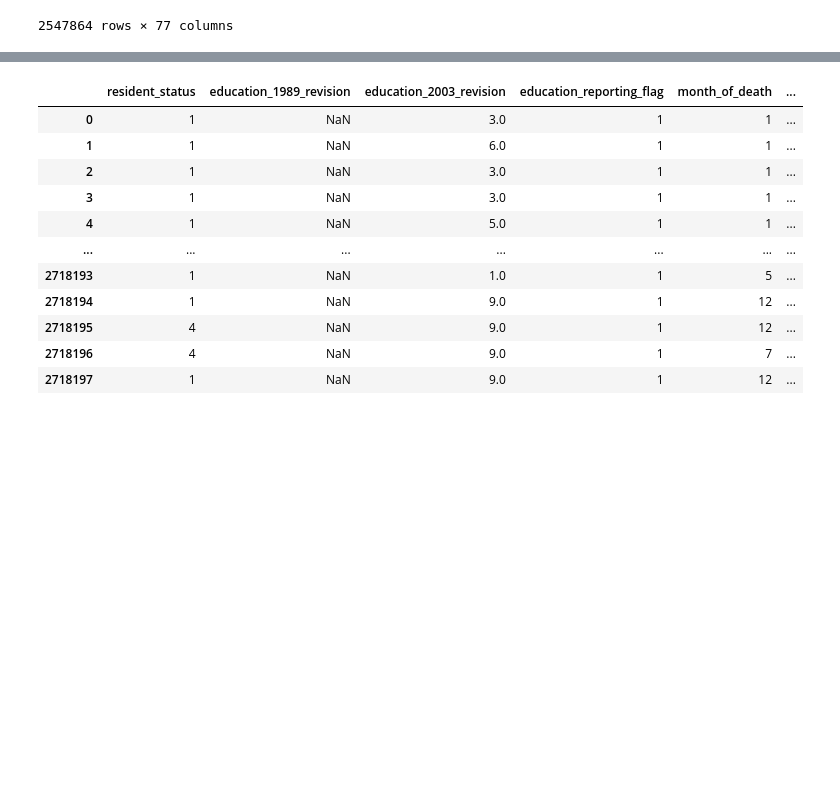
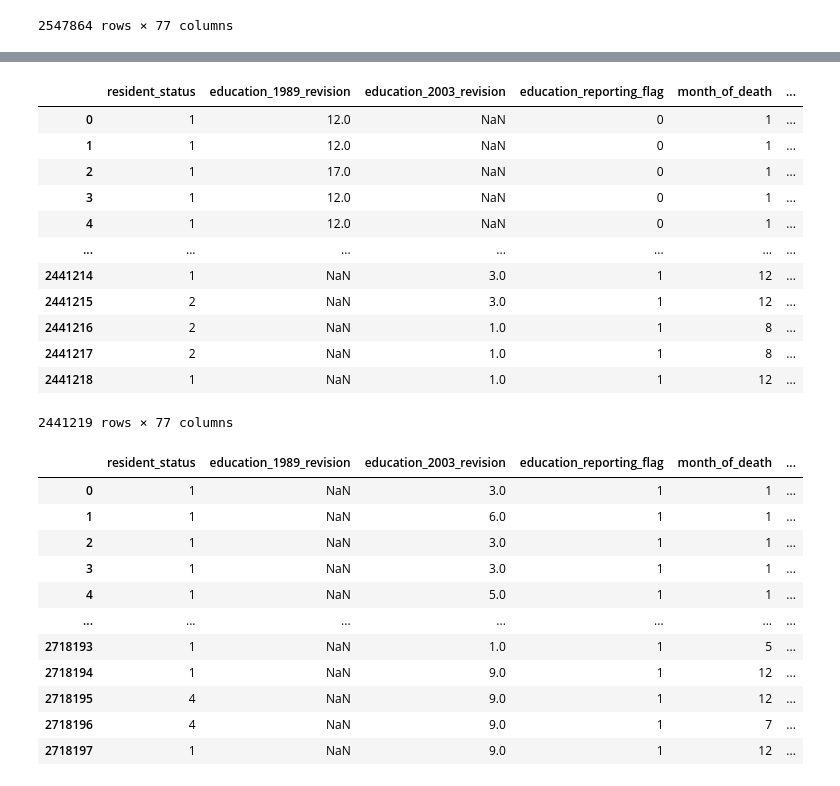
Before and after one commit to andrezafeu/maternal_mortality, a Jupyter notebook: CDC_dataset_cleaning.ipynb, the cells around one changed output, grey strips where cells are left out. Cells and saved outputs as stored; diff of their text form; code cells hidden in the pictures; blank space fills up the shorter version.

```diff
--- a/CDC_dataset_cleaning.ipynb
+++ b/CDC_dataset_cleaning.ipynb
@@ -38,3 +56,19 @@ df_2012
+# %%
+df_2009
+# %% [output]
+|  | resident_status | education_1989_revision | education_2003_revision | education_reporting_flag | month_of_death | ... |
+| 0 | 1 | 12.0 | NaN | 0 | 1 | ... |
+| 1 | 1 | 12.0 | NaN | 0 | 1 | ... |
+| 2 | 1 | 17.0 | NaN | 0 | 1 | ... |
+| 3 | 1 | 12.0 | NaN | 0 | 1 | ... |
+| 4 | 1 | 12.0 | NaN | 0 | 1 | ... |
+| ... | ... | ... | ... | ... | ... | ... |
+| 2441214 | 1 | NaN | 3.0 | 1 | 12 | ... |
+| 2441215 | 2 | NaN | 3.0 | 1 | 12 | ... |
+| 2441216 | 2 | NaN | 1.0 | 1 | 8 | ... |
+| 2441217 | 2 | NaN | 1.0 | 1 | 8 | ... |
+| 2441218 | 1 | NaN | 1.0 | 1 | 12 | ... |
+2441219 rows × 77 columns
 # %%
 df_2015
 # %% [output]
```
Also changed, not shown: parts of 11 cells of this notebook, 2 other files.
